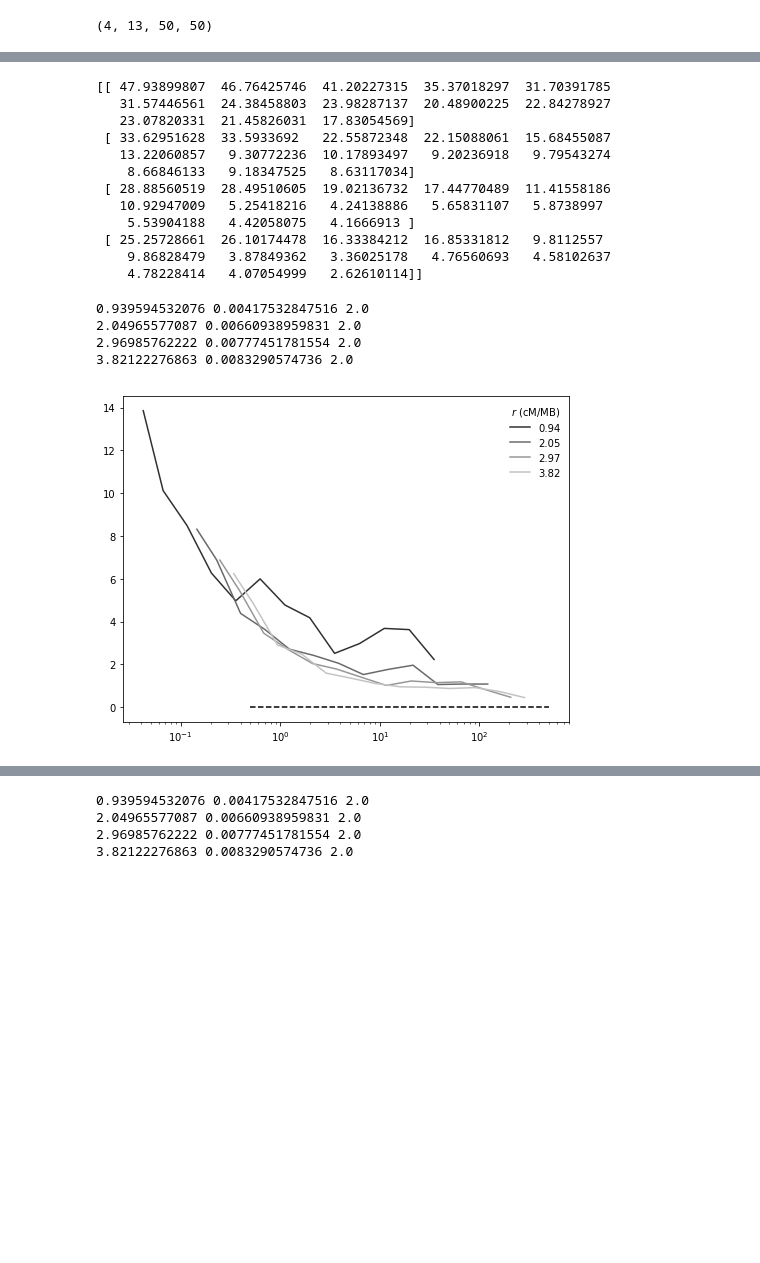
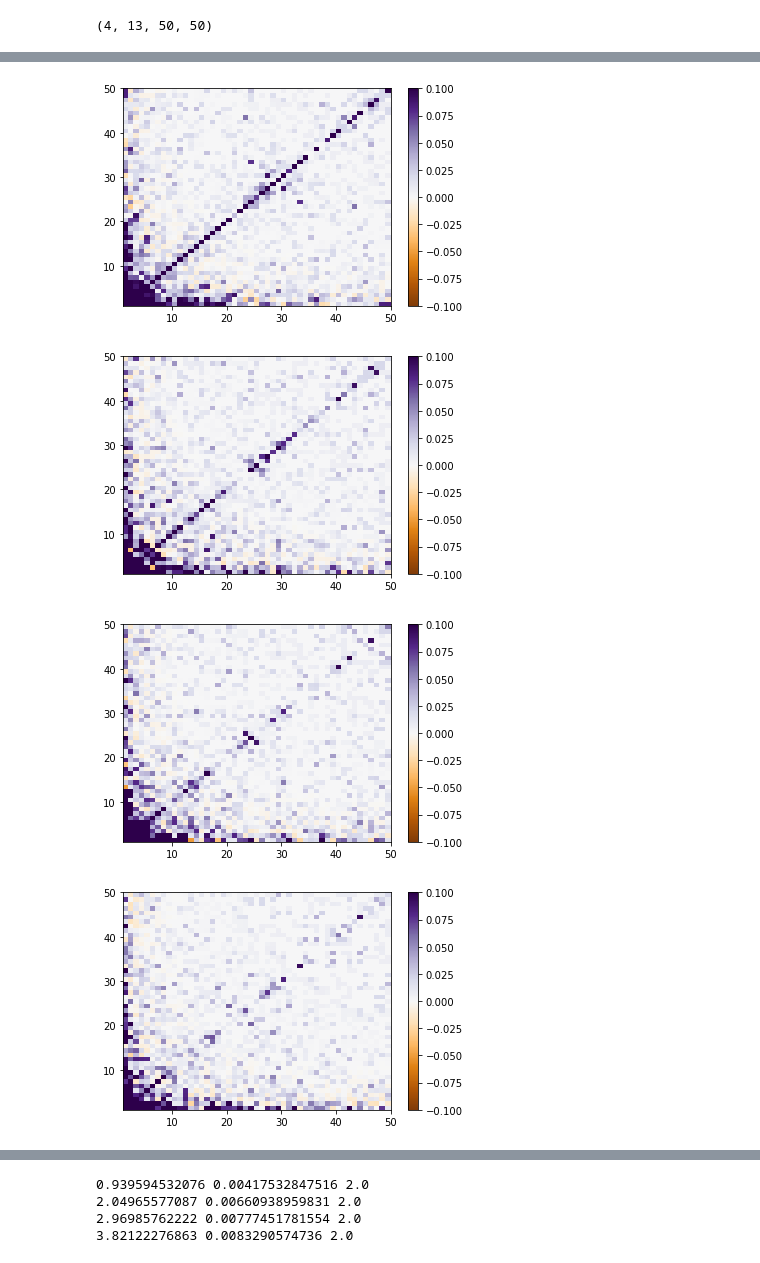
Before and after one commit to dp-rice/multiplemergers, a Jupyter notebook: notebooks/joint_sfs_by_r.ipynb, the cells around one changed output, grey strips where cells are left out. Drawn from its saved outputs; the diff is of its cells as text; code cells hidden in the pictures; blank space fills up the shorter version.

```diff
--- a/notebooks/joint_sfs_by_r.ipynb
+++ b/notebooks/joint_sfs_by_r.ipynb
@@ -520,34 +366,12 @@ offdiag_exp = (np.sum(wPMI_exp, axis=2) - diag_exp)
-# %%
-print(np.nansum(wPMI_clean/(np.mean(PI,axis=1)**2)[:,None,None,None], axis=(2,3)))
-# %% [output]
-[[ 47.93899807  46.76425746  41.20227315  35.37018297  31.70391785
-   31.57446561  24.38458803  23.98287137  20.48900225  22.84278927
-   23.07820331  21.45826031  17.83054569]
- [ 33.62951628  33.5933692   22.55872348  22.15088061  15.68455087
-   13.22060857   9.30772236  10.17893497   9.20236918   9.79543274
-    8.66846133   9.18347525   8.63117034]
- [ 28.88560519  28.49510605  19.02136732  17.44770489  11.41558186
-   10.92947009   5.25418216   4.24138886   5.65831107   5.8738997
-    5.53904188   4.42058075   4.1666913 ]
- [ 25.25728661  26.10174478  16.33384212  16.85331812   9.8112557
-    9.86828479   3.87849362   3.36025178   4.76560693   4.58102637
-    4.78228414   4.07054999   2.62610114]]
-# %%
-plt.figure(figsize=(8,6))
-for i in range(n_bins):
-    r = r_means[i]
-    pi = np.mean(PI[i,:])
-    print(r, pi, (delta_d-1)/2)
-    plt.semilogx(a*(np.array(d_list)+((delta_d-1)/2))*r*pi/2,
-                 diag[i,:]/pi**2,
-                 color=str(r/5), label='{:.2f}'.format(r))
-
-plt.hlines(0,0.5,500, linestyle='dashed')
-plt.legend(title=r'$r$ (cM/MB)')
-plt.show()
-# %% [output]
-0.939594532076 0.00417532847516 2.0
-2.04965577087 0.00660938959831 2.0
-2.96985762222 0.00777451781554 2.0
-3.82122276863 0.0083290574736 2.0
-[figure, removed]
+# %%
+for i, d in enumerate(d_list):
+    plt.pcolormesh(x,x,wPMI_clean[0,i,:,:]/PI[0,i]**2, cmap='PuOr', vmin=-0.1, vmax=0.1)
+    plt.colorbar()
+    #plt.xscale('log')
+    #plt.yscale('log')
+    plt.show()
+# %% [output]
+[figure, added]
+[figure, added]
+[figure, added]
+[figure, added]
```
Also changed, not shown: parts of 59 cells of this notebook, 3 other files.
